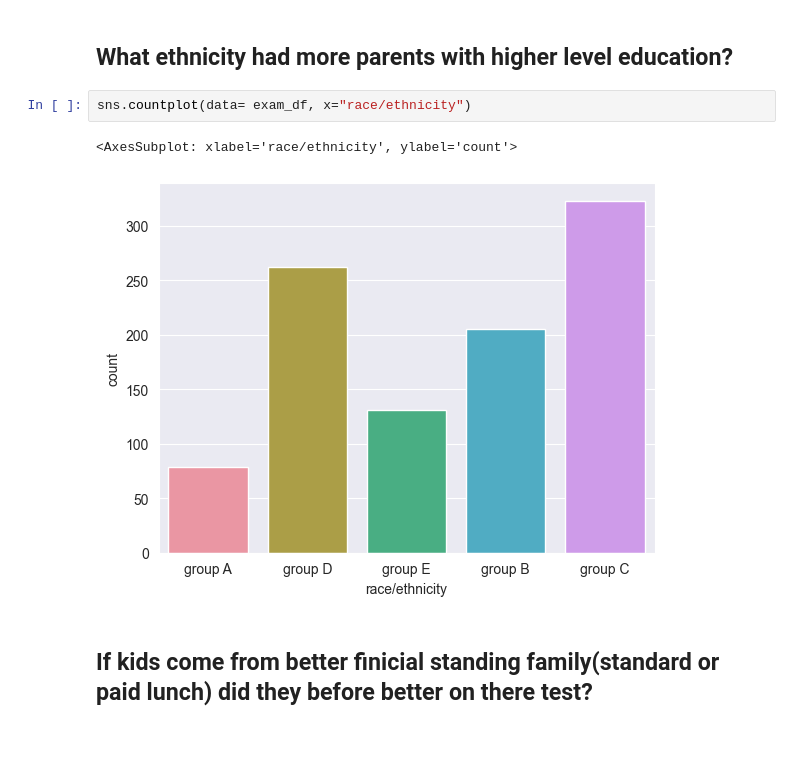
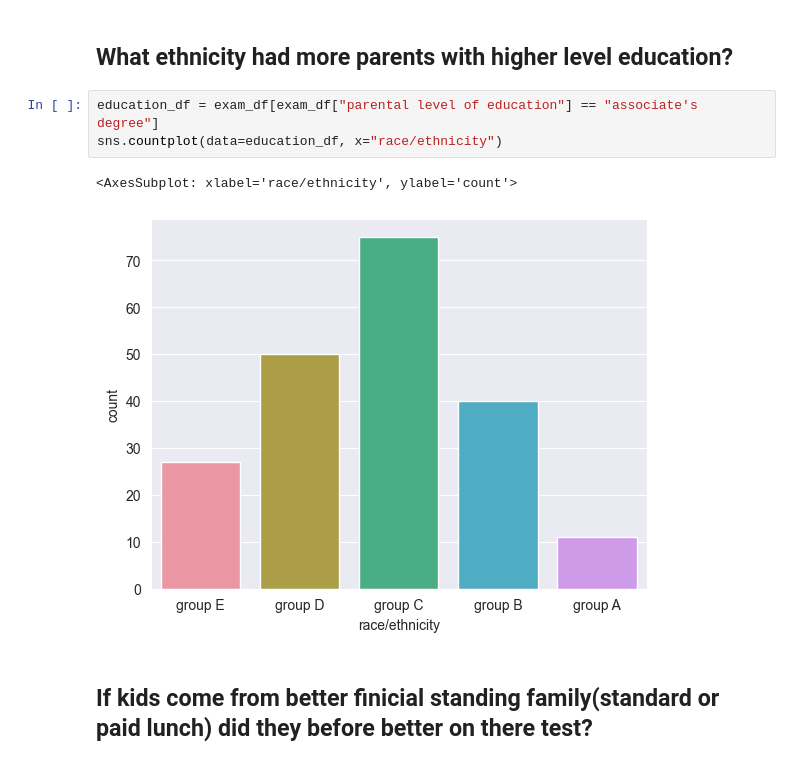
Before and after one commit to C-stackpole/Data-Analysis-Final---Exploring-Exam-Scores, a Jupyter notebook: exam_analysis.ipynb, the cells around one changed output. Saved outputs shown, nothing was run; the diff lists cells and outputs as text.

```diff
--- a/exam_analysis.ipynb
+++ b/exam_analysis.ipynb
@@ -102,11 +89,12 @@ exam_df.groupby("parental level of education")[["math score", "reading score", "
 | some high school | 60.701571 | 64.408377 | 62.539267 |
 # %% [markdown]
 ## What ethnicity had more parents with higher level education?
-# %%
-sns.countplot(data= exam_df, x="race/ethnicity")
-# %% [output]
-<AxesSubplot: xlabel='race/ethnicity', ylabel='count'>
-[figure, removed]
+# %%
+education_df = exam_df[exam_df["parental level of education"] == "associate's degree"]
+sns.countplot(data=education_df, x="race/ethnicity")
+# %% [output]
+<AxesSubplot: xlabel='race/ethnicity', ylabel='count'>
+[figure, added]
 # %% [markdown]
 ## If kids come from better finicial standing family(standard or paid lunch) did they before better on there test?
 # %%
```
Also changed, not shown: parts of 1 cell of this notebook.
